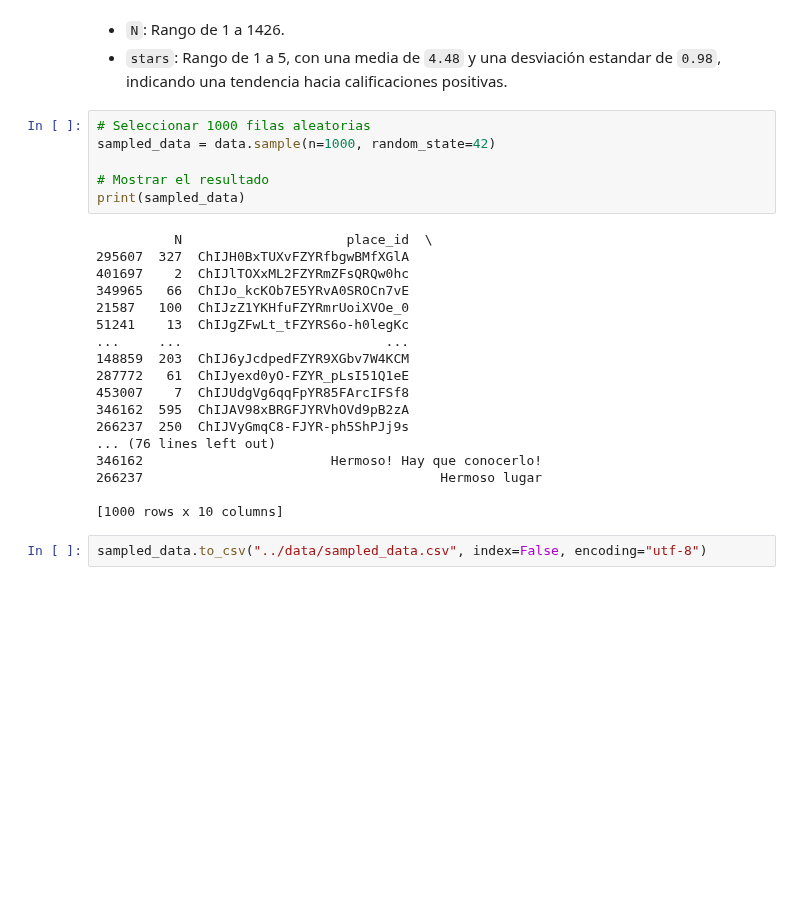
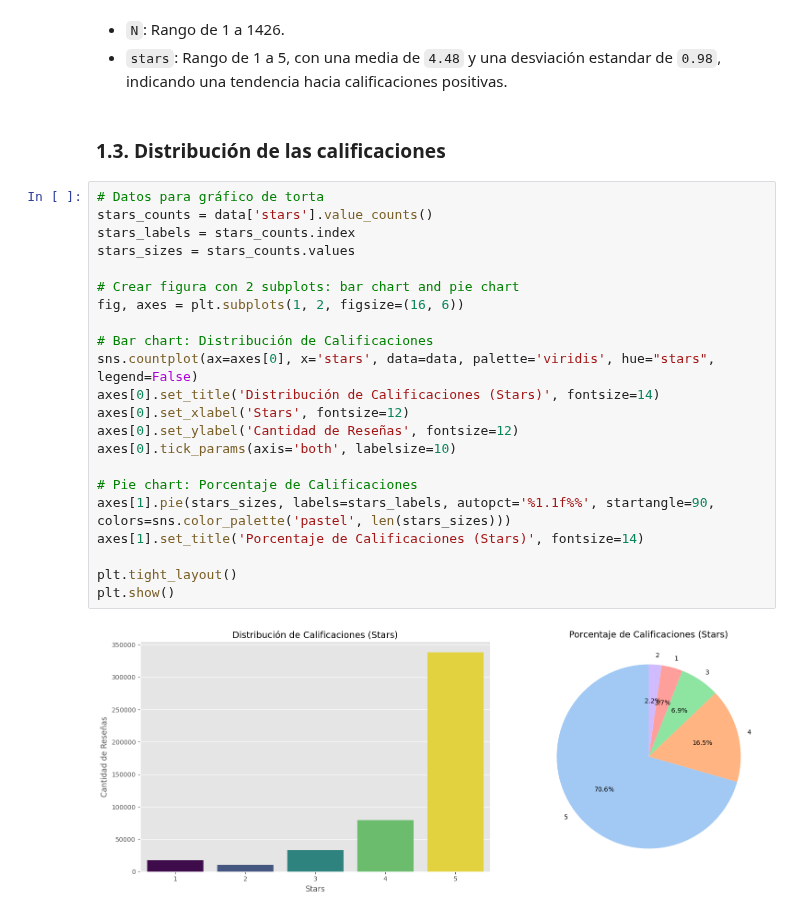
Before and after one commit to RiveraCamilo/Tarea_Final_Redes, a Jupyter notebook: notebooks/1. Analisis_exploratorio.ipynb, the cells around one changed output. Saved outputs shown, nothing was run; the diff lists cells and outputs as text; blank space fills up the shorter version.

```diff
--- a/notebooks/1. Analisis_exploratorio.ipynb
+++ b/notebooks/1. Analisis_exploratorio.ipynb
@@ -62,29 +92,29 @@ data.describe()
 # %% [markdown]
 - ``N``: Rango de 1 a 1426.
 - ``stars``: Rango de 1 a 5, con una media de ``4.48`` y una desviación estandar de ``0.98``, indicando una tendencia hacia calificaciones positivas.
-# %%
-# Seleccionar 1000 filas aleatorias
-sampled_data = data.sample(n=1000, random_state=42)
-
-# Mostrar el resultado
-print(sampled_data)
-# %% [output]
-          N                     place_id  \
-295607  327  ChIJH0BxTUXvFZYRfbgwBMfXGlA
-401697    2  ChIJlTOXxML2FZYRmZFsQRQw0hc
-349965   66  ChIJo_kcKOb7E5YRvA0SROCn7vE
-21587   100  ChIJzZ1YKHfuFZYRmrUoiXVOe_0
-51241    13  ChIJgZFwLt_tFZYRS6o-h0legKc
-...     ...                          ...
-148859  203  ChIJ6yJcdpedFZYR9XGbv7W4KCM
-287772   61  ChIJyexd0yO-FZYR_pLsI51Q1eE
-453007    7  ChIJUdgVg6qqFpYR85FArcIFSf8
-346162  595  ChIJAV98xBRGFJYRVhOVd9pB2zA
-266237  250  ChIJVyGmqC8-FJYR-ph5ShPJj9s
-... (76 lines left out)
-346162                        Hermoso! Hay que conocerlo!
-266237                                      Hermoso lugar
-
-[1000 rows x 10 columns]
-# %%
-sampled_data.to_csv("../data/sampled_data.csv", index=False, encoding="utf-8")
+# %% [markdown]
+### 1.3. Distribución de las calificaciones
+# %%
+# Datos para gráfico de torta
+stars_counts = data['stars'].value_counts()
+stars_labels = stars_counts.index
+stars_sizes = stars_counts.values
+
+# Crear figura con 2 subplots: bar chart and pie chart
+fig, axes = plt.subplots(1, 2, figsize=(16, 6))
+
+# Bar chart: Distribución de Calificaciones
+sns.countplot(ax=axes[0], x='stars', data=data, palette='viridis', hue="stars", legend=False)
+axes[0].set_title('Distribución de Calificaciones (Stars)', fontsize=14)
+axes[0].set_xlabel('Stars', fontsize=12)
+axes[0].set_ylabel('Cantidad de Reseñas', fontsize=12)
+axes[0].tick_params(axis='both', labelsize=10)
+
+# Pie chart: Porcentaje de Calificaciones
+axes[1].pie(stars_sizes, labels=stars_labels, autopct='%1.1f%%', startangle=90, colors=sns.color_palette('pastel', len(stars_sizes)))
+axes[1].set_title('Porcentaje de Calificaciones (Stars)', fontsize=14)
+
+plt.tight_layout()
+plt.show()
+# %% [output]
+[figure, added]
```
Also changed, not shown: parts of 16 cells of this notebook, 1 other file.
